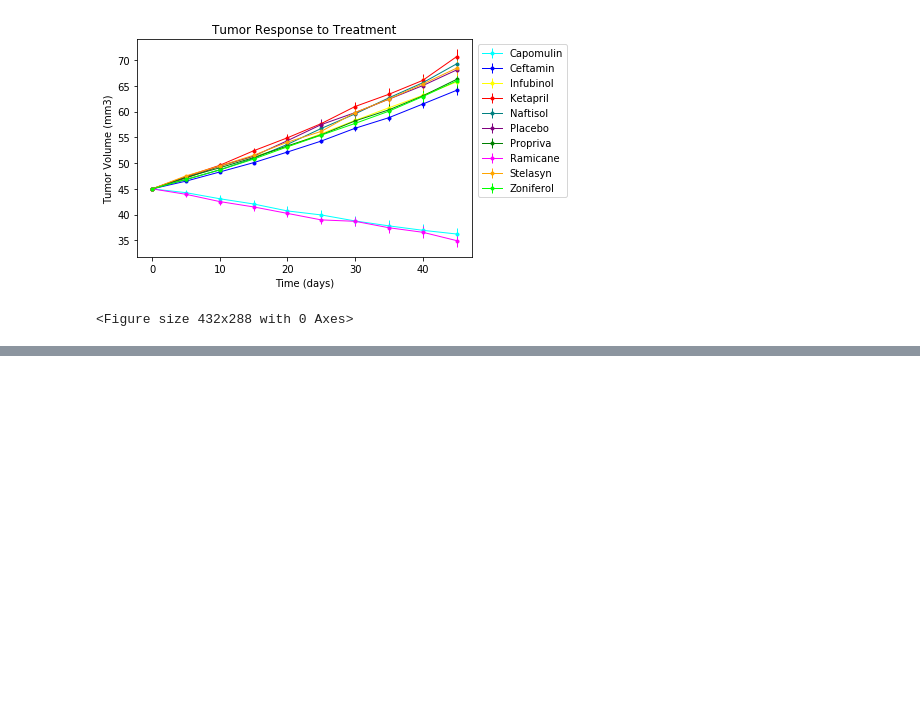
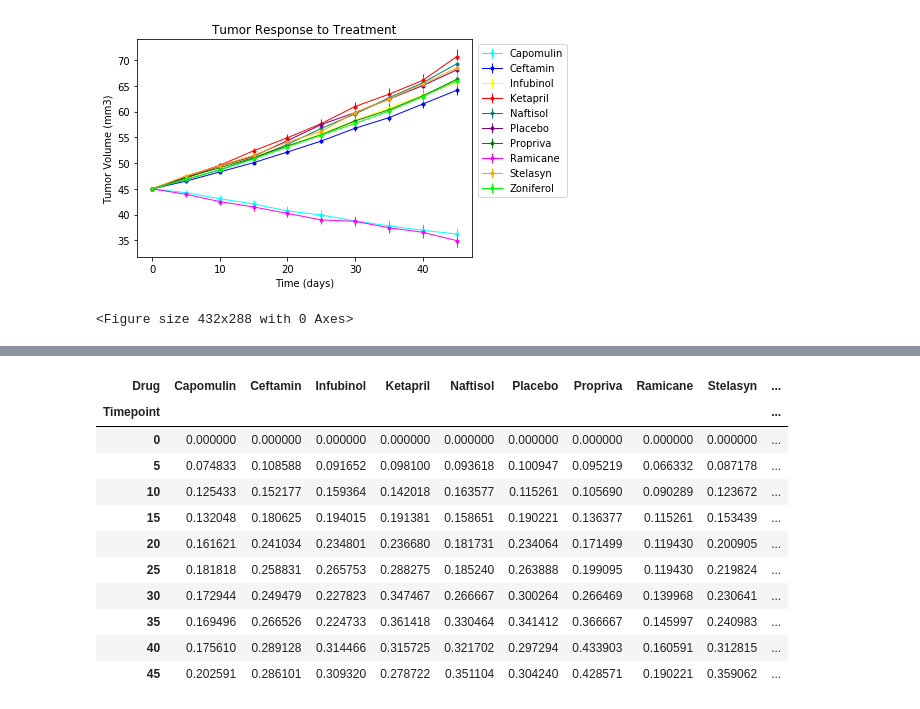
Before and after one commit to michellebrucato/Matplotlib_Challenge, a Jupyter notebook: Pymaceuticals/Pymaceuticals_Brucato.ipynb, the cells around one changed output, grey strips where cells are left out. Cells and saved outputs as stored; diff of their text form; code cells hidden in the pictures; blank space fills up the shorter version.

```diff
--- a/Pymaceuticals/Pymaceuticals_Brucato.ipynb
+++ b/Pymaceuticals/Pymaceuticals_Brucato.ipynb
@@ -127,0 +152,22 @@ plt.savefig("Tumor_Response.png")
+# %%
+# Store the Standard Error associated with Met. Sites Grouped by Drug and Timepoint
+# Convert to DataFrame
+
+met_sem = merged_df.groupby(["Drug", "Timepoint"])["Metastatic Sites"].sem()
+met_sem_df = pd.DataFrame({"Metastatic Sites": met_sem}).reset_index()
+
+met_sem_df2 = met_sem_df.pivot(index="Timepoint", columns="Drug")["Metastatic Sites"]
+met_sem_df2
+# %% [output]
+| Drug | Capomulin | Ceftamin | Infubinol | Ketapril | Naftisol | Placebo | Propriva | Ramicane | Stelasyn | ... |
+| Timepoint |  |  |  |  |  |  |  |  |  | ... |
+| 0 | 0.000000 | 0.000000 | 0.000000 | 0.000000 | 0.000000 | 0.000000 | 0.000000 | 0.000000 | 0.000000 | ... |
+| 5 | 0.074833 | 0.108588 | 0.091652 | 0.098100 | 0.093618 | 0.100947 | 0.095219 | 0.066332 | 0.087178 | ... |
+| 10 | 0.125433 | 0.152177 | 0.159364 | 0.142018 | 0.163577 | 0.115261 | 0.105690 | 0.090289 | 0.123672 | ... |
+| 15 | 0.132048 | 0.180625 | 0.194015 | 0.191381 | 0.158651 | 0.190221 | 0.136377 | 0.115261 | 0.153439 | ... |
+| 20 | 0.161621 | 0.241034 | 0.234801 | 0.236680 | 0.181731 | 0.234064 | 0.171499 | 0.119430 | 0.200905 | ... |
+| 25 | 0.181818 | 0.258831 | 0.265753 | 0.288275 | 0.185240 | 0.263888 | 0.199095 | 0.119430 | 0.219824 | ... |
+| 30 | 0.172944 | 0.249479 | 0.227823 | 0.347467 | 0.266667 | 0.300264 | 0.266469 | 0.139968 | 0.230641 | ... |
+| 35 | 0.169496 | 0.266526 | 0.224733 | 0.361418 | 0.330464 | 0.341412 | 0.366667 | 0.145997 | 0.240983 | ... |
+| 40 | 0.175610 | 0.289128 | 0.314466 | 0.315725 | 0.321702 | 0.297294 | 0.433903 | 0.160591 | 0.312815 | ... |
+| 45 | 0.202591 | 0.286101 | 0.309320 | 0.278722 | 0.351104 | 0.304240 | 0.428571 | 0.190221 | 0.359062 | ... |
```
Also changed, not shown: parts of 3 cells of this notebook, 1 other file.
